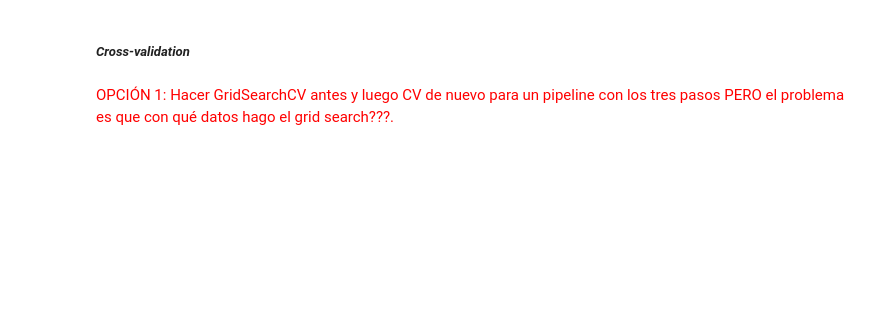
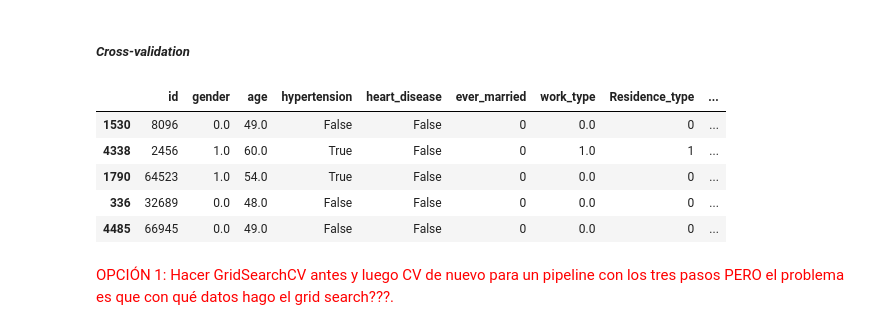
Before and after one commit to ajlorenzo1315/Mineria_de_Datos_2024, a Jupyter notebook: practica_1/Practica1_v.ipynb, the cells around one changed output. Drawn from its saved outputs; the diff is of its cells as text; code cells hidden in the pictures; blank space fills up the shorter version.

```diff
--- a/practica_1/Practica1_v.ipynb
+++ b/practica_1/Practica1_v.ipynb
@@ -790,6 +729,15 @@ y = data_downsampled['stroke']
 
 column_list=['gender','ever_married','work_type','Residence_type','smoking_status']
 transform_data_to_numeric(X ,column_list)
+# %%
+X.head()
+# %% [output]
+|  | id | gender | age | hypertension | heart_disease | ever_married | work_type | Residence_type | ... |
+| 1530 | 8096 | 0.0 | 49.0 | False | False | 0 | 0.0 | 0 | ... |
+| 4338 | 2456 | 1.0 | 60.0 | True | False | 0 | 1.0 | 1 | ... |
+| 1790 | 64523 | 1.0 | 54.0 | True | False | 0 | 0.0 | 0 | ... |
+| 336 | 32689 | 0.0 | 48.0 | False | False | 0 | 0.0 | 0 | ... |
+| 4485 | 66945 | 0.0 | 49.0 | False | False | 0 | 0.0 | 0 | ... |
 # %% [markdown]
 <p style='color:red'>OPCIÓN 1: Hacer GridSearchCV antes y luego CV de nuevo para un pipeline con los tres pasos PERO el problema es que con qué datos hago el grid search???.</p>
 # %%
```
Also changed, not shown: parts of 28 cells of this notebook, 21 other files.
